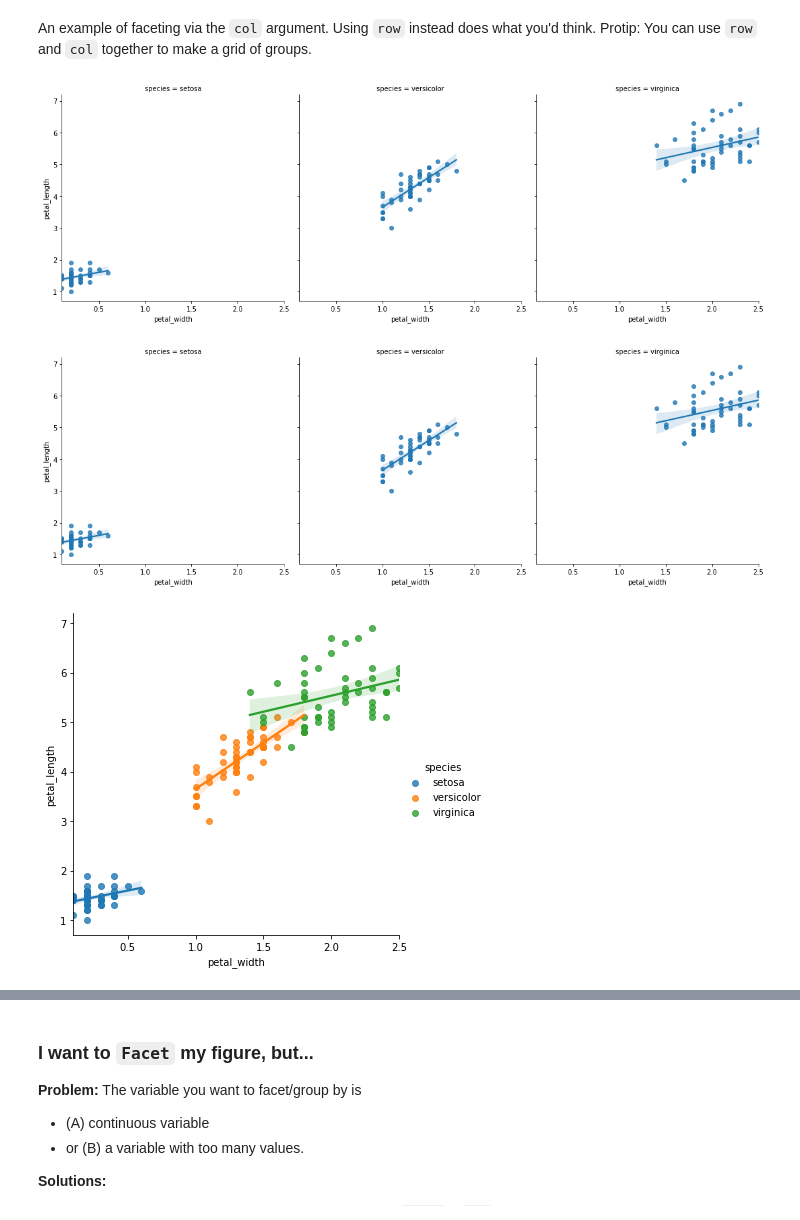
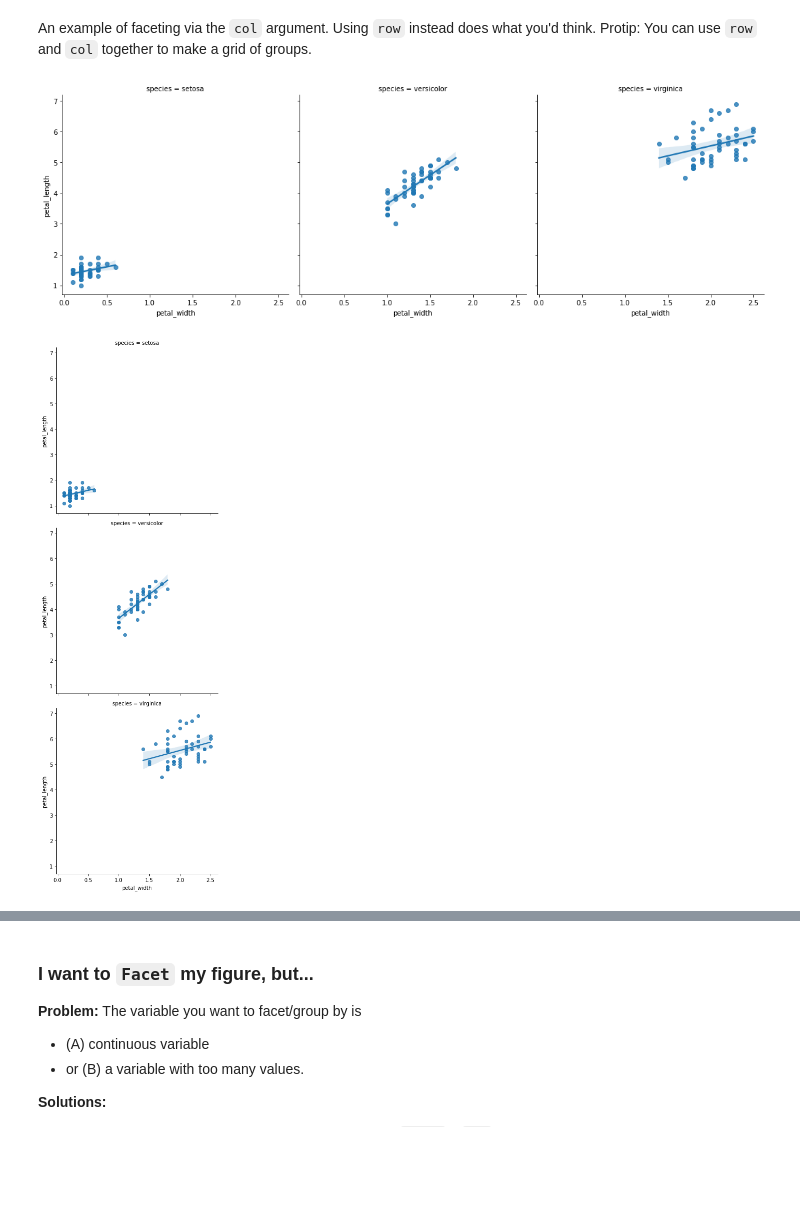
Before and after one commit to yonboyjohnjoy/ledatascifi-2022, a Jupyter notebook: content/03/04d-whichplot.ipynb, the cells around one changed output, grey strips where cells are left out. Drawn from its saved outputs; the diff is of its cells as text; code cells hidden in the pictures; blank space fills up the shorter version.

```diff
--- a/content/03/04d-whichplot.ipynb
+++ b/content/03/04d-whichplot.ipynb
@@ -130,12 +133,10 @@ An example of faceting via the `col` argument. Using `row` instead does what you
 # %%
 sns.lmplot(data=iris,x='petal_width',y="petal_length",col="species")
 plt.show()
-sns.lmplot(data=iris,x='petal_width',y="petal_length",col="species")
-plt.show()
-
-sns.lmplot(data=iris,x='petal_width',y="petal_length",hue="species")
-plt.show()
 # %% [output]
-[figure, old version]
+[figure, new version]
-[figure, removed]
-[figure, removed]
+# %%
+sns.lmplot(data=iris,x='petal_width',y="petal_length",row="species")
+plt.show()
+# %% [output]
+[figure, added]
```
Also changed, not shown: parts of 4 cells of this notebook, 1 other file.
